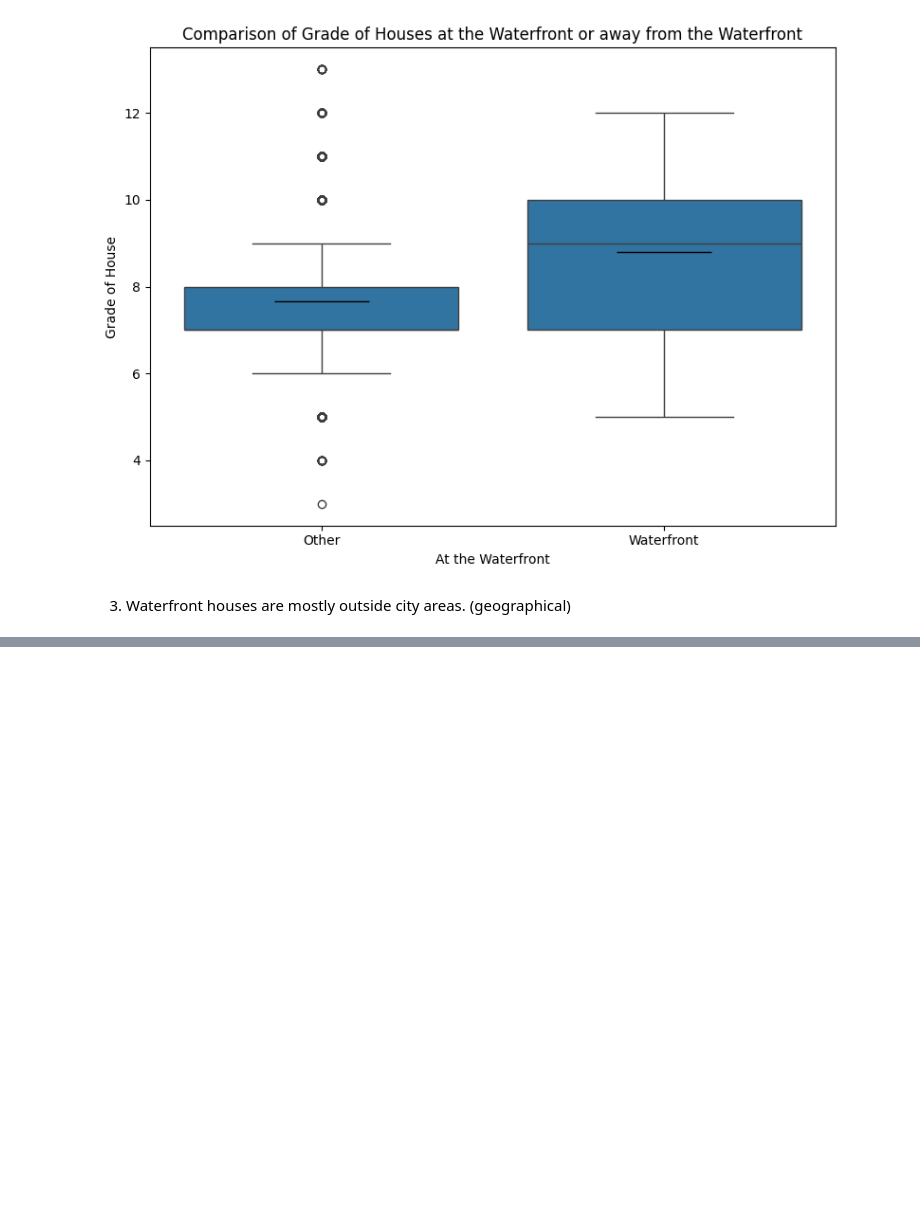
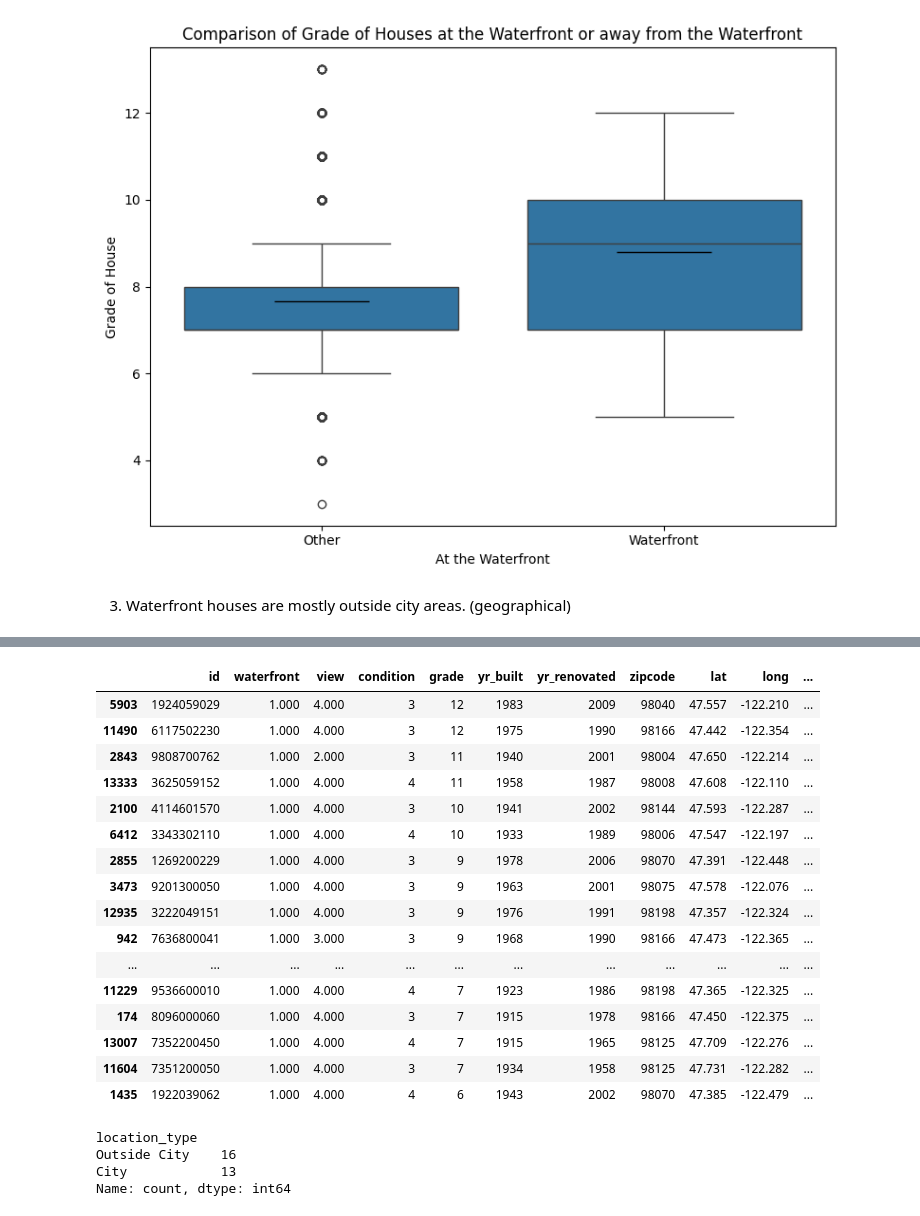
Before and after one commit to marcbp88/EDA-Project, a Jupyter notebook: EDA.ipynb, the cells around one changed output, grey strips where cells are left out. Cells and saved outputs as stored; diff of their text form; code cells hidden in the pictures; blank space fills up the shorter version.

```diff
--- a/EDA.ipynb
+++ b/EDA.ipynb
@@ -756,0 +856,21 @@ fig_grade.savefig("data/Comparison_waterfront_grades.svg", format='svg', bbox_in
+# %%
+#display only important columns for client
+df_first_selection_sort[['id', 'waterfront', 'view', 'condition', 'grade', 'yr_built', 'yr_renovated', 'zipcode', 'lat', 'long', 'price', 'city', 'only_city', 'full_address']]
+# %% [output]
+|  | id | waterfront | view | condition | grade | yr_built | yr_renovated | zipcode | lat | long | ... |
+| 5903 | 1924059029 | 1.000 | 4.000 | 3 | 12 | 1983 | 2009 | 98040 | 47.557 | -122.210 | ... |
+| 11490 | 6117502230 | 1.000 | 4.000 | 3 | 12 | 1975 | 1990 | 98166 | 47.442 | -122.354 | ... |
+| 2843 | 9808700762 | 1.000 | 2.000 | 3 | 11 | 1940 | 2001 | 98004 | 47.650 | -122.214 | ... |
+| 13333 | 3625059152 | 1.000 | 4.000 | 4 | 11 | 1958 | 1987 | 98008 | 47.608 | -122.110 | ... |
+| 2100 | 4114601570 | 1.000 | 4.000 | 3 | 10 | 1941 | 2002 | 98144 | 47.593 | -122.287 | ... |
+| 6412 | 3343302110 | 1.000 | 4.000 | 4 | 10 | 1933 | 1989 | 98006 | 47.547 | -122.197 | ... |
+| 2855 | 1269200229 | 1.000 | 4.000 | 3 | 9 | 1978 | 2006 | 98070 | 47.391 | -122.448 | ... |
+| 3473 | 9201300050 | 1.000 | 4.000 | 3 | 9 | 1963 | 2001 | 98075 | 47.578 | -122.076 | ... |
+| 12935 | 3222049151 | 1.000 | 4.000 | 3 | 9 | 1976 | 1991 | 98198 | 47.357 | -122.324 | ... |
+| 942 | 7636800041 | 1.000 | 3.000 | 3 | 9 | 1968 | 1990 | 98166 | 47.473 | -122.365 | ... |
+| ... | ... | ... | ... | ... | ... | ... | ... | ... | ... | ... | ... |
+| 11229 | 9536600010 | 1.000 | 4.000 | 4 | 7 | 1923 | 1986 | 98198 | 47.365 | -122.325 | ... |
+| 174 | 8096000060 | 1.000 | 4.000 | 3 | 7 | 1915 | 1978 | 98166 | 47.450 | -122.375 | ... |
+| 13007 | 7352200450 | 1.000 | 4.000 | 4 | 7 | 1915 | 1965 | 98125 | 47.709 | -122.276 | ... |
+| 11604 | 7351200050 | 1.000 | 4.000 | 3 | 7 | 1934 | 1958 | 98125 | 47.731 | -122.282 | ... |
+| 1435 | 1922039062 | 1.000 | 4.000 | 4 | 6 | 1943 | 2002 | 98070 | 47.385 | -122.479 | ... |
@@ -756,0 +880,13 @@ fig_grade.savefig("data/Comparison_waterfront_grades.svg", format='svg', bbox_in
+# %%
+#count values per condition
+# Create a new column for counting and populate with the according values for plotting
+df_first_selection_sort['location_type'] = df_first_selection_sort['only_city'].apply(lambda x: 'Outside City' if x == 'Outside City' else 'City')
+
+# Count occurrences
+counts = df_first_selection_sort['location_type'].value_counts()
+counts
+# %% [output]
+location_type
+Outside City    16
+City            13
+Name: count, dtype: int64
```
Also changed, not shown: parts of 36 cells of this notebook, 2 other files.
